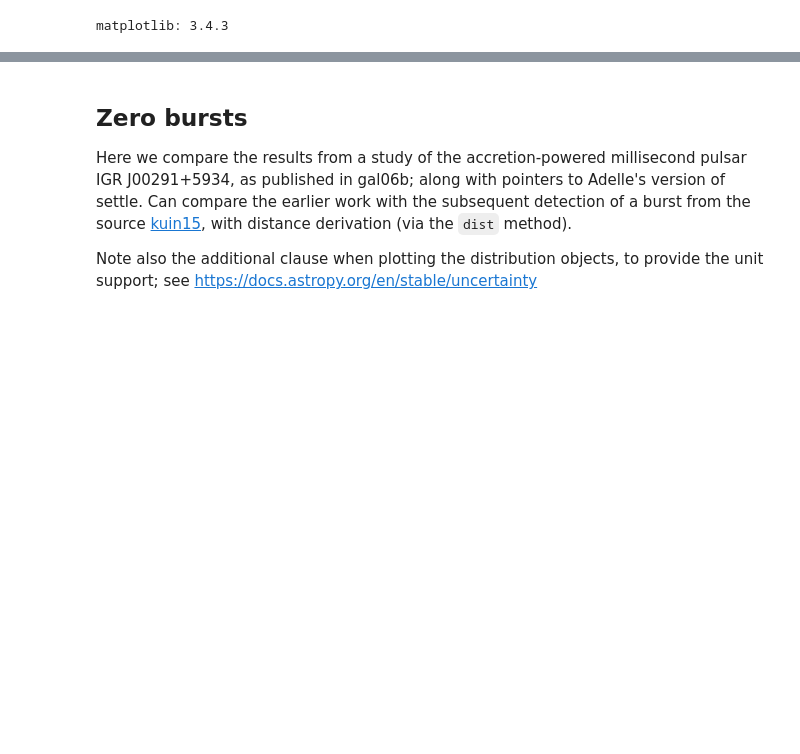
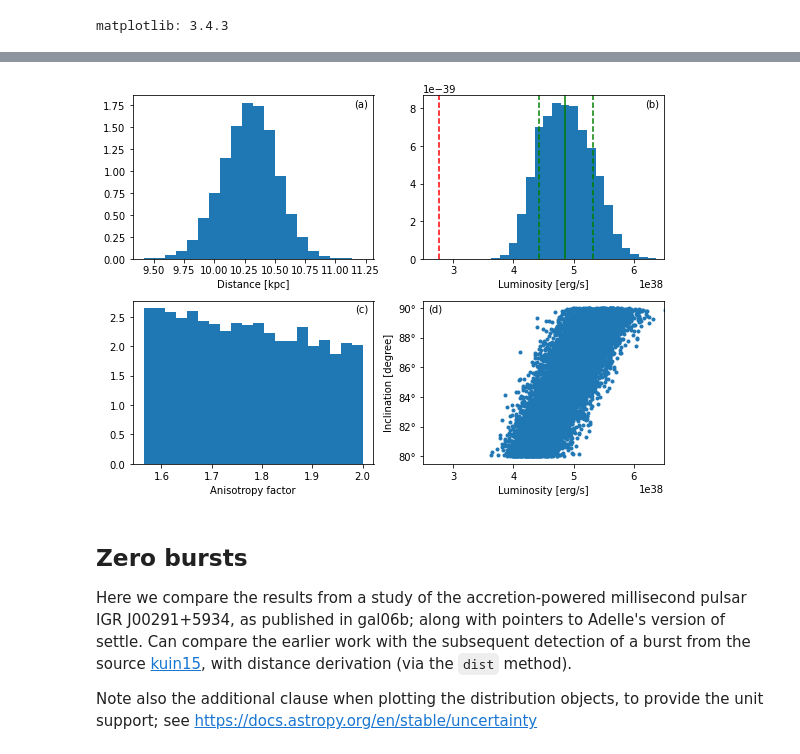
Before and after one commit to outs1der/concord, a Jupyter notebook: Inferring burster properties.ipynb, the cells around one changed output, grey strips where cells are left out. Cells and saved outputs as stored; diff of their text form; code cells hidden in the pictures; blank space fills up the shorter version.

```diff
--- a/Inferring burster properties.ipynb
+++ b/Inferring burster properties.ipynb
@@ -63,3 +103,49 @@ matplotlib: 3.4.3
+# %%
+# https://matplotlib.org/stable/gallery/subplots_axes_and_figures/subplots_demo.html
+# https://www.kite.com/python/answers/how-to-set-the-spacing-between-subplots-in-matplotlib-in-python
+
+fig0, axs0 = plt.subplots(2, 2)
+fig0.set_size_inches(8,6)
+
+with quantity_support():
+    axs0[0, 1].hist(l_asym['lum'].distribution,bins=20,density=True,
+         label='Luminosity (erg/s)')
+    axs0[0, 1].axvline(l_iso,color='r',ls='--')
+    axs0[0, 1].axvline(lc[1],color='g',ls='--')
+    axs0[0, 1].axvline(lc[2],color='g',ls='--')
+    axs0[0, 1].set_xlim((2.5e38,6.5e38))
+    axs0[0, 1].set_xlabel('Luminosity [erg/s]')
+    axs0[0, 1].axvline(lc[0],color='g')
+
+    axs0[0, 1].text(0.95, 0.95, '(b)', horizontalalignment='center',
+      verticalalignment='center', transform=axs0[0,1].transAxes)
+
+    axs0[0,0].hist(l_asym['dist'].distribution, bins=20, density=True)
+    axs0[0,0].set_xlabel('Distance [kpc]')
+
+    axs0[0, 0].text(0.95, 0.95, '(a)', horizontalalignment='center',
+      verticalalignment='center', transform=axs0[0,0].transAxes)
+
+    axs0[1,1].plot(l_asym['lum'].distribution, l_asym['i'].distribution, '.')
+    # axs0[1,1].set_xlim((2.5e38,6.5e38))
+    axs0[1, 1].sharex(axs0[0, 1])
+    axs0[1,1].set_xlabel('Luminosity [erg/s]')
+    axs0[1,1].set_ylabel('Inclination [degree]')
+
+    axs0[1, 1].text(0.05, 0.95, '(d)', horizontalalignment='center',
+      verticalalignment='center', transform=axs0[1,1].transAxes)
+
+    axs0[1,0].hist(l_asym['xi'].distribution, bins=20, density=True)
+    axs0[1,0].set_xlabel('Anisotropy factor')
+
+    axs0[1,0].text(0.95, 0.95, '(c)', horizontalalignment='center',
+      verticalalignment='center', transform=axs0[1,0].transAxes)
+
+
+fig0.tight_layout()
+# fig0.savefig("fig0.pdf", bbox_inches='tight')
+# %% [output]
+[figure, added]
 # %% [markdown]
 ## Zero bursts
 
```
Also changed, not shown: parts of 20 cells of this notebook, 3 other files.
